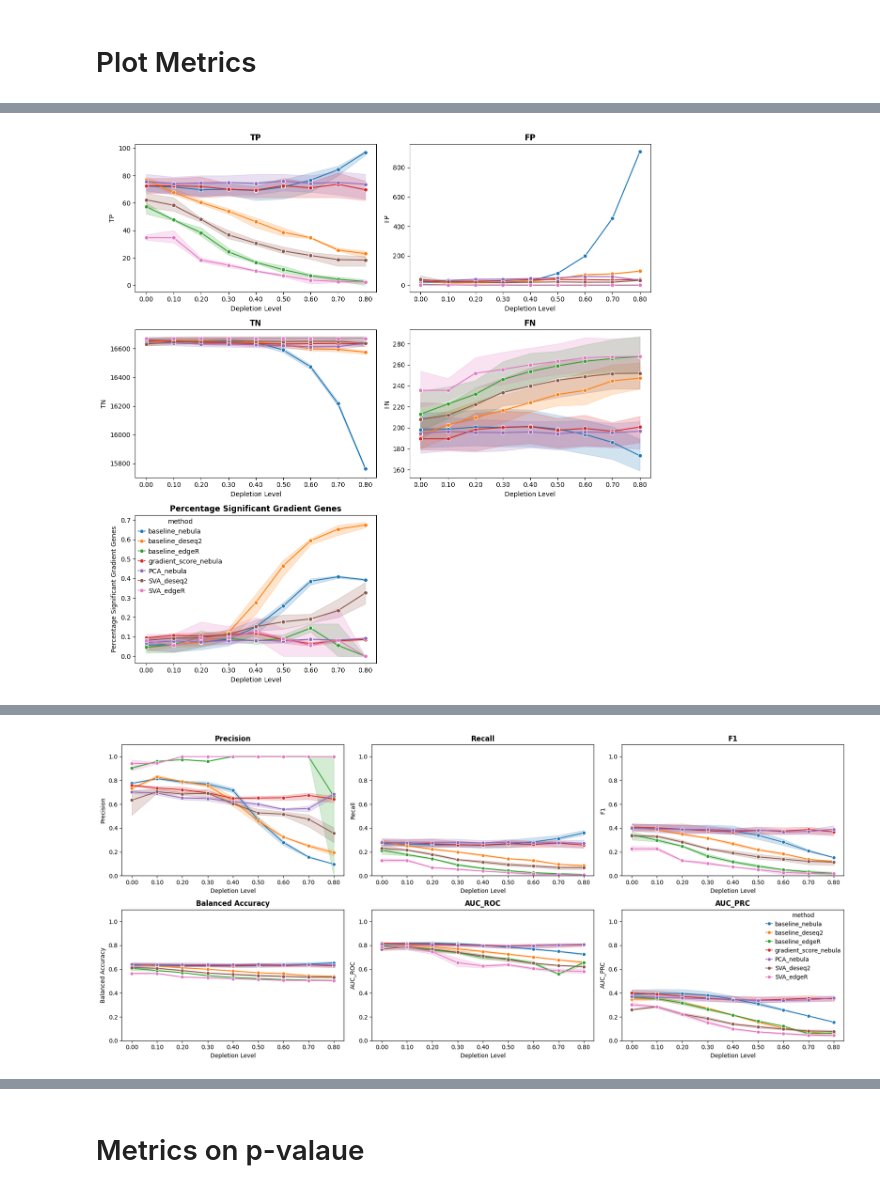
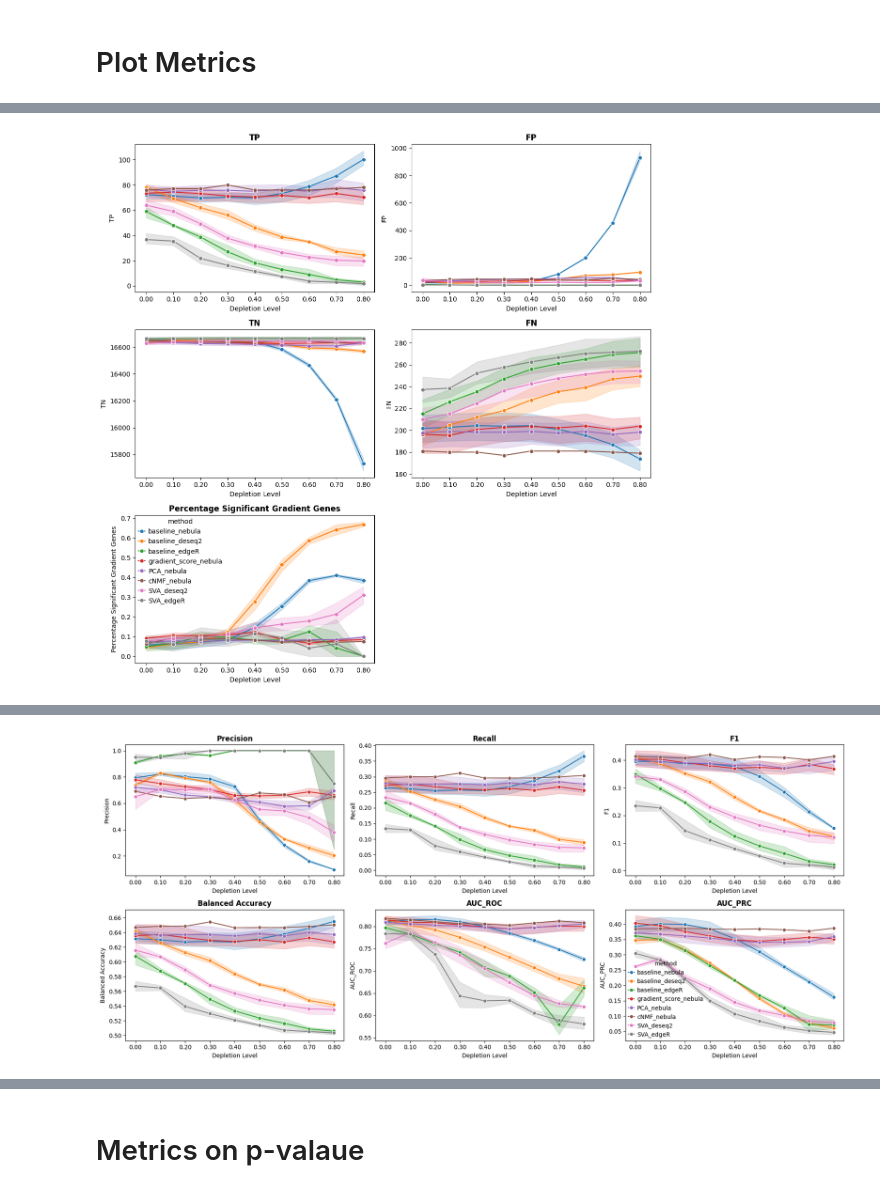
Before and after one commit to 8gabri8/XDP, a Jupyter notebook: script/artificial_DEG_analysis/graphic_summary.ipynb, the cells around one changed output, grey strips where cells are left out. Drawn from its saved outputs; the diff is of its cells as text; code cells hidden in the pictures.

```diff
--- a/script/artificial_DEG_analysis/graphic_summary.ipynb
+++ b/script/artificial_DEG_analysis/graphic_summary.ipynb
@@ -19,9 +19,9 @@ from utils import DEG
 
 GEADIENT_GENES_PATH = "/home/gdallagl/myworkdir/XDP/utils/dorsal_ventral_gradient/exp_by_spline_combined_corr>0.1.csv"
 
-GENESETS = ["001", "002", "003"]
+GENESETS = ["001", "002", "003", "004"]
 DEPLETION_PERCENTS = ["0.00", "0.10", "0.20", "0.30", "0.40", "0.50", "0.60", "0.70", "0.80"] #"0.01", "0.05"
-METHOD_NAME = ["baseline_nebula", "baseline_deseq2", "baseline_edgeR", "gradient_score_nebula", "PCA_nebula", "SVA_deseq2", "SVA_edgeR"]
+METHOD_NAME = ["baseline_nebula", "baseline_deseq2", "baseline_edgeR", "gradient_score_nebula", "PCA_nebula", "cNMF_nebula", "SVA_deseq2", "SVA_edgeR"]
 PVAL_THR=[0.001, 0.005, 0.01, 0.05, 0.1, 0.15, 0.2]
 ONLY_GENE_INTERSECTION= True
 CORRECT_P_PSEUDOBULK = True
@@ -391,7 +392,7 @@ for i, metric in enumerate(PERFORMANCE_METRICS):
     axes2[i].set_title(metric, fontsize=12, fontweight='bold')
     axes2[i].set_xlabel("Depletion Level", fontsize=10)
     axes2[i].set_ylabel(metric, fontsize=10)
-    axes2[i].set_ylim(0, 1.1)
+    #axes2[i].set_ylim(0, 1.1)
 
     if i < len(PERFORMANCE_METRICS) - 1:
         axes2[i].get_legend().remove()
@@ -412 +413 @@ plt.show()
-[figure, old version]
+[figure, new version]
@@ -425 +426 @@ plt.show()
-[figure, old version]
+[figure, new version]
```
Also changed, not shown: parts of 5 cells of this notebook, 4 other files.
